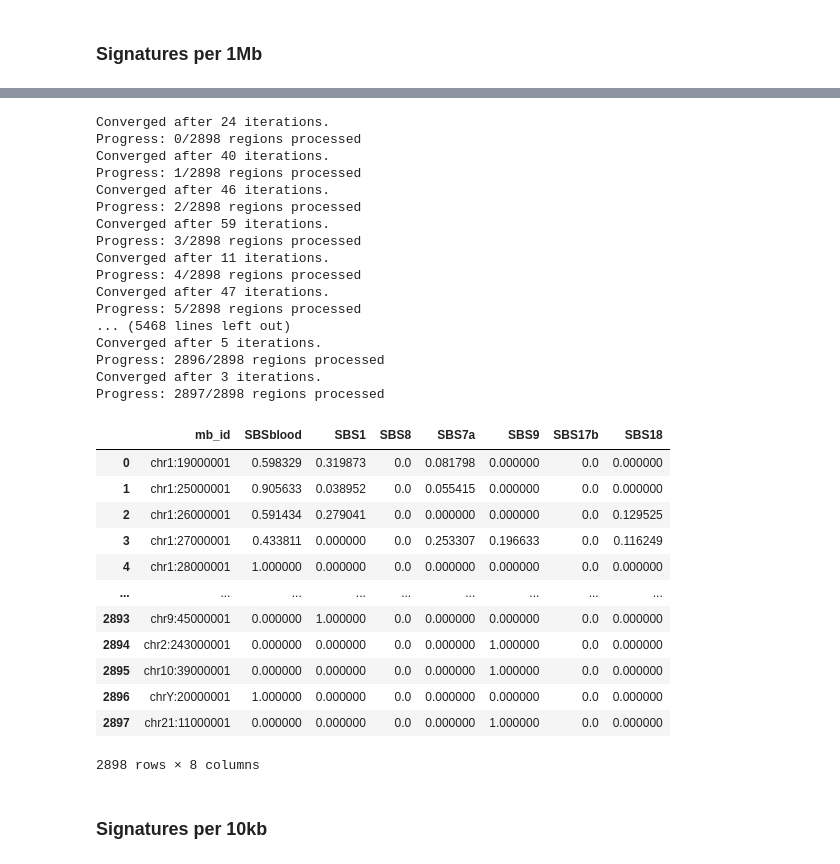
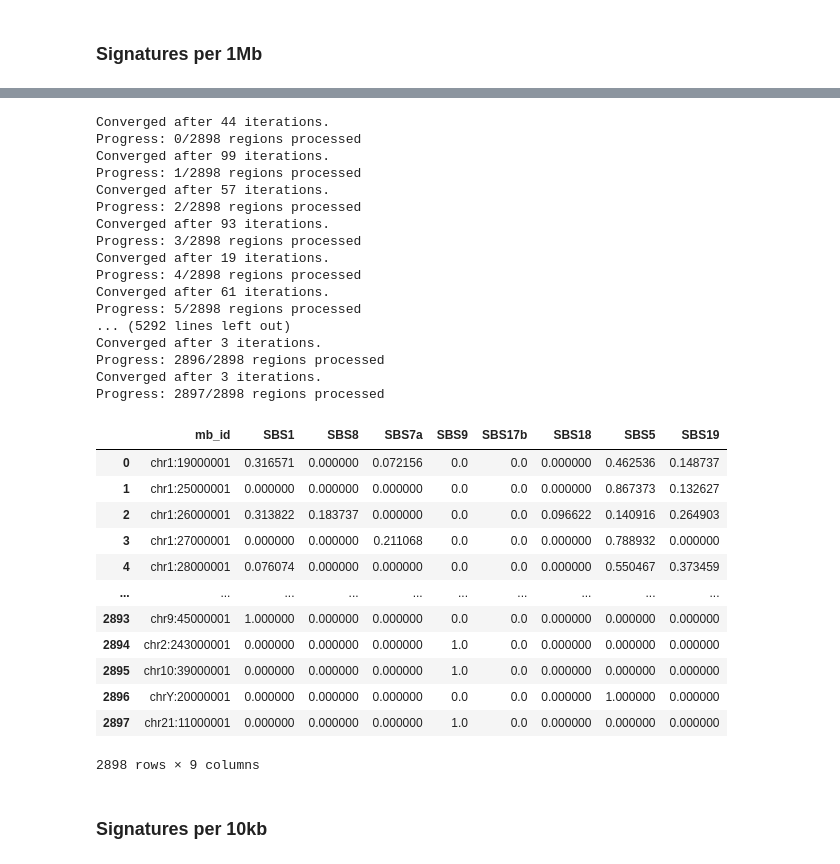
Before and after one commit to gregothebyteknight/mutrate, a Jupyter notebook: play_with_landscapes.ipynb, the cells around one changed output, grey strips where cells are left out. Drawn from its saved outputs; the diff is of its cells as text; code cells hidden in the pictures.

```diff
--- a/play_with_landscapes.ipynb
+++ b/play_with_landscapes.ipynb
@@ -14,7 +14,7 @@ os.getcwd()
 from scr.landscapes import sig_per_region
 # %%
 # Load the input data
-selected_sbs = ["SBSblood", "SBS1", "SBS8", "SBS7a", "SBS9", "SBS17b", "SBS18"]
+selected_sbs = ["SBS1", "SBS8", "SBS7a", "SBS9", "SBS17b", "SBS18", "SBS5", "SBS19"]
 # %% [markdown]
 ### Filter B memory cells
 # %%
@@ -41,11 +93,11 @@ cosmic_matrix = sig_per_region.sign_matrix_compose(cosmic_path,
 # %% [markdown]
 ### Signatures per 1Mb
 # %%
-vcf_b = pd.read_csv("data/landscapes/SNV_BMemoryDF_with_sub_and_coords.vcf", sep=",")
+vcf_b = pd.read_csv("data/landscapes/SNV_BMemoryDF_with_sub_and_coords.vcf")
 
-cosmic_path = "data/landscapes/signatures/initial_cosmic_subset.tsv"
+cosmic_path = "data/landscapes/signatures/initial_cosmic_subset.csv"
 
 try:
-    cosmic_matrix = pd.read_csv(cosmic_path, index_col=0, sep="\t")
+    cosmic_matrix = pd.read_csv(cosmic_path, index_col=0)
 except FileNotFoundError:
-    cosmic_matrix = sig_per_region.sign_matrix_compose(cosmic_path, sbs_blood, selected_sbs, save_to_csv=True)
+    cosmic_matrix = sig_per_region.sign_matrix_compose(cosmic_path, None, selected_sbs, save_to_csv=True)
@@ -52,39 +120,39 @@ except FileNotFoundError:
 # %%
 signatures_per_mb = sig_per_region.signatures_broad_region(vcf_b,
-                                                     cosmic_path=cosmic_path,
+                                                     signature_matrix=signature_matrix,
                                                      selected_sbs=selected_sbs,
                                                      save_to_csv=True)
 
 signatures_per_mb
 # %% [output]
-Converged after 24 iterations.
+Converged after 44 iterations.
 Progress: 0/2898 regions processed
-Converged after 40 iterations.
+Converged after 99 iterations.
 Progress: 1/2898 regions processed
-Converged after 46 iterations.
+Converged after 57 iterations.
 Progress: 2/2898 regions processed
-Converged after 59 iterations.
+Converged after 93 iterations.
 Progress: 3/2898 regions processed
-Converged after 11 iterations.
+Converged after 19 iterations.
 Progress: 4/2898 regions processed
-Converged after 47 iterations.
+Converged after 61 iterations.
 Progress: 5/2898 regions processed
-... (5468 lines left out)
-Converged after 5 iterations.
+... (5292 lines left out)
+Converged after 3 iterations.
 Progress: 2896/2898 regions processed
 Converged after 3 iterations.
 Progress: 2897/2898 regions processed
-|  | mb_id | SBSblood | SBS1 | SBS8 | SBS7a | SBS9 | SBS17b | SBS18 |
-| 0 | chr1:19000001 | 0.598329 | 0.319873 | 0.0 | 0.081798 | 0.000000 | 0.0 | 0.000000 |
-| 1 | chr1:25000001 | 0.905633 | 0.038952 | 0.0 | 0.055415 | 0.000000 | 0.0 | 0.000000 |
-| 2 | chr1:26000001 | 0.591434 | 0.279041 | 0.0 | 0.000000 | 0.000000 | 0.0 | 0.129525 |
-| 3 | chr1:27000001 | 0.433811 | 0.000000 | 0.0 | 0.253307 | 0.196633 | 0.0 | 0.116249 |
-| 4 | chr1:28000001 | 1.000000 | 0.000000 | 0.0 | 0.000000 | 0.000000 | 0.0 | 0.000000 |
-| ... | ... | ... | ... | ... | ... | ... | ... | ... |
-| 2893 | chr9:45000001 | 0.000000 | 1.000000 | 0.0 | 0.000000 | 0.000000 | 0.0 | 0.000000 |
-| 2894 | chr2:243000001 | 0.000000 | 0.000000 | 0.0 | 0.000000 | 1.000000 | 0.0 | 0.000000 |
-| 2895 | chr10:39000001 | 0.000000 | 0.000000 | 0.0 | 0.000000 | 1.000000 | 0.0 | 0.000000 |
-| 2896 | chrY:20000001 | 1.000000 | 0.000000 | 0.0 | 0.000000 | 0.000000 | 0.0 | 0.000000 |
-| 2897 | chr21:11000001 | 0.000000 | 0.000000 | 0.0 | 0.000000 | 1.000000 | 0.0 | 0.000000 |
+|  | mb_id | SBS1 | SBS8 | SBS7a | SBS9 | SBS17b | SBS18 | SBS5 | SBS19 |
+| 0 | chr1:19000001 | 0.316571 | 0.000000 | 0.072156 | 0.0 | 0.0 | 0.000000 | 0.462536 | 0.148737 |
+| 1 | chr1:25000001 | 0.000000 | 0.000000 | 0.000000 | 0.0 | 0.0 | 0.000000 | 0.867373 | 0.132627 |
+| 2 | chr1:26000001 | 0.313822 | 0.183737 | 0.000000 | 0.0 | 0.0 | 0.096622 | 0.140916 | 0.264903 |
+| 3 | chr1:27000001 | 0.000000 | 0.000000 | 0.211068 | 0.0 | 0.0 | 0.000000 | 0.788932 | 0.000000 |
+| 4 | chr1:28000001 | 0.076074 | 0.000000 | 0.000000 | 0.0 | 0.0 | 0.000000 | 0.550467 | 0.373459 |
+| ... | ... | ... | ... | ... | ... | ... | ... | ... | ... |
+| 2893 | chr9:45000001 | 1.000000 | 0.000000 | 0.000000 | 0.0 | 0.0 | 0.000000 | 0.000000 | 0.000000 |
+| 2894 | chr2:243000001 | 0.000000 | 0.000000 | 0.000000 | 1.0 | 0.0 | 0.000000 | 0.000000 | 0.000000 |
+| 2895 | chr10:39000001 | 0.000000 | 0.000000 | 0.000000 | 1.0 | 0.0 | 0.000000 | 0.000000 | 0.000000 |
+| 2896 | chrY:20000001 | 0.000000 | 0.000000 | 0.000000 | 0.0 | 0.0 | 0.000000 | 1.000000 | 0.000000 |
+| 2897 | chr21:11000001 | 0.000000 | 0.000000 | 0.000000 | 1.0 | 0.0 | 0.000000 | 0.000000 | 0.000000 |
-2898 rows × 8 columns
+2898 rows × 9 columns
 # %%
```
Also changed, not shown: parts of 29 cells of this notebook, 5 other files.
